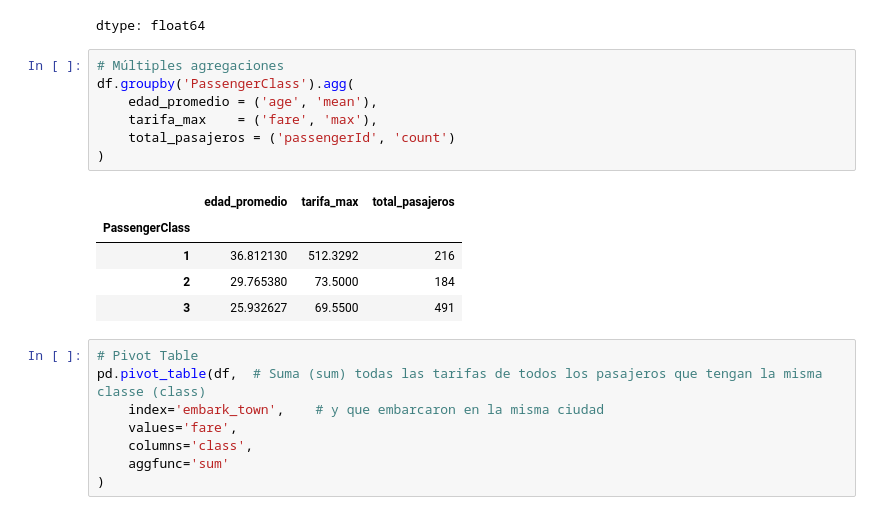
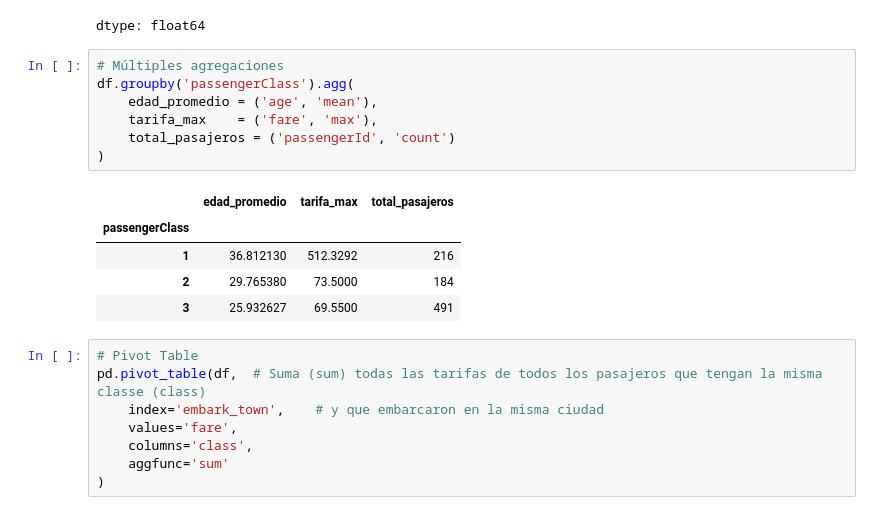
Before and after one commit to Armando122104/Titanic_Dataset, a Jupyter notebook: Titanic_Dataset.ipynb, the cells around one changed output. Drawn from its saved outputs; the diff is of its cells as text.

```diff
--- a/Titanic_Dataset.ipynb
+++ b/Titanic_Dataset.ipynb
@@ -241,14 +241,14 @@ df.groupby('sex')['fare'].mean() # Tafica promedio agrupada por sexo
 dtype: float64
 # %%
 # Múltiples agregaciones
-df.groupby('PassengerClass').agg(
+df.groupby('passengerClass').agg(
     edad_promedio = ('age', 'mean'),
     tarifa_max    = ('fare', 'max'),
     total_pasajeros = ('passengerId', 'count')
 )
 # %% [output]
 |  | edad_promedio | tarifa_max | total_pasajeros |
-| PassengerClass |  |  |  |
+| passengerClass |  |  |  |
 | 1 | 36.812130 | 512.3292 | 216 |
 | 2 | 29.765380 | 73.5000 | 184 |
 | 3 | 25.932627 | 69.5500 | 491 |
```
Also changed, not shown: parts of 6 cells of this notebook.
